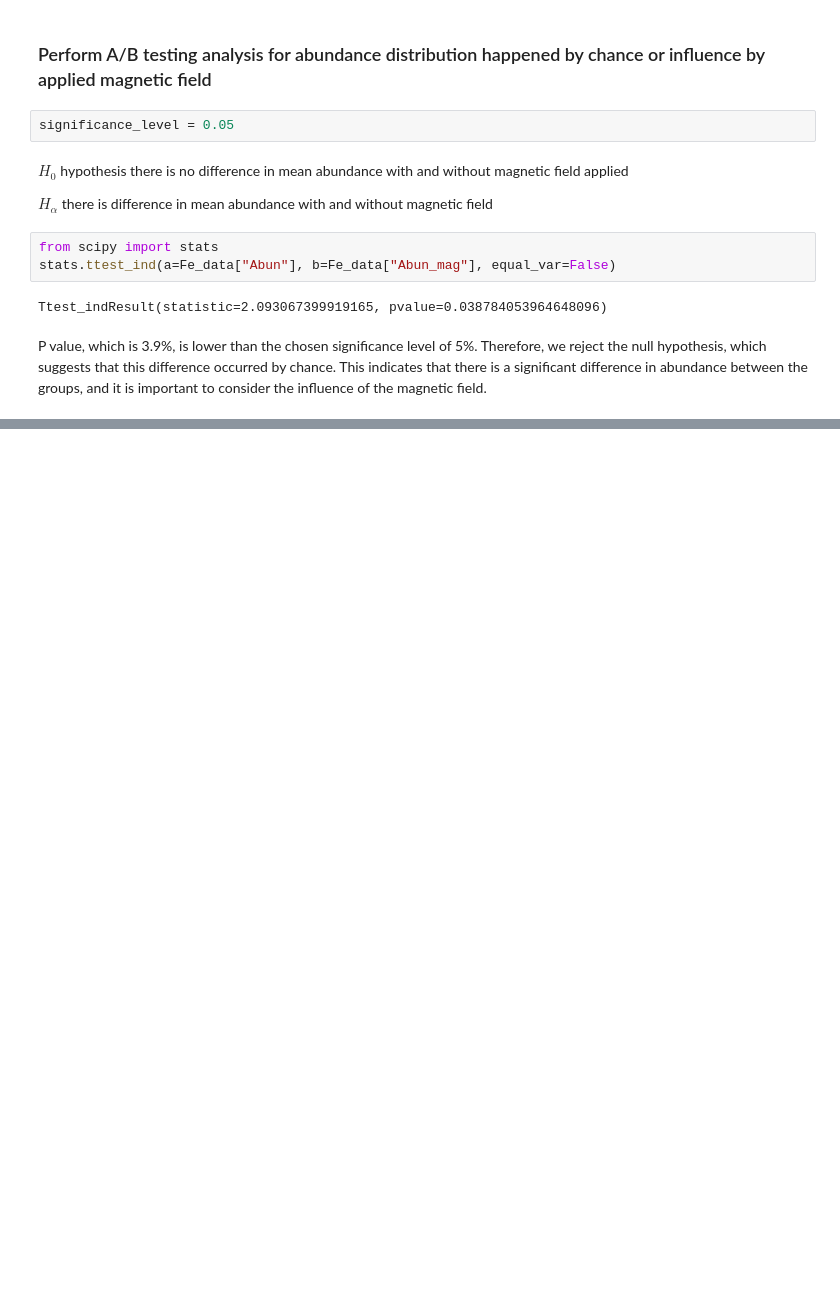
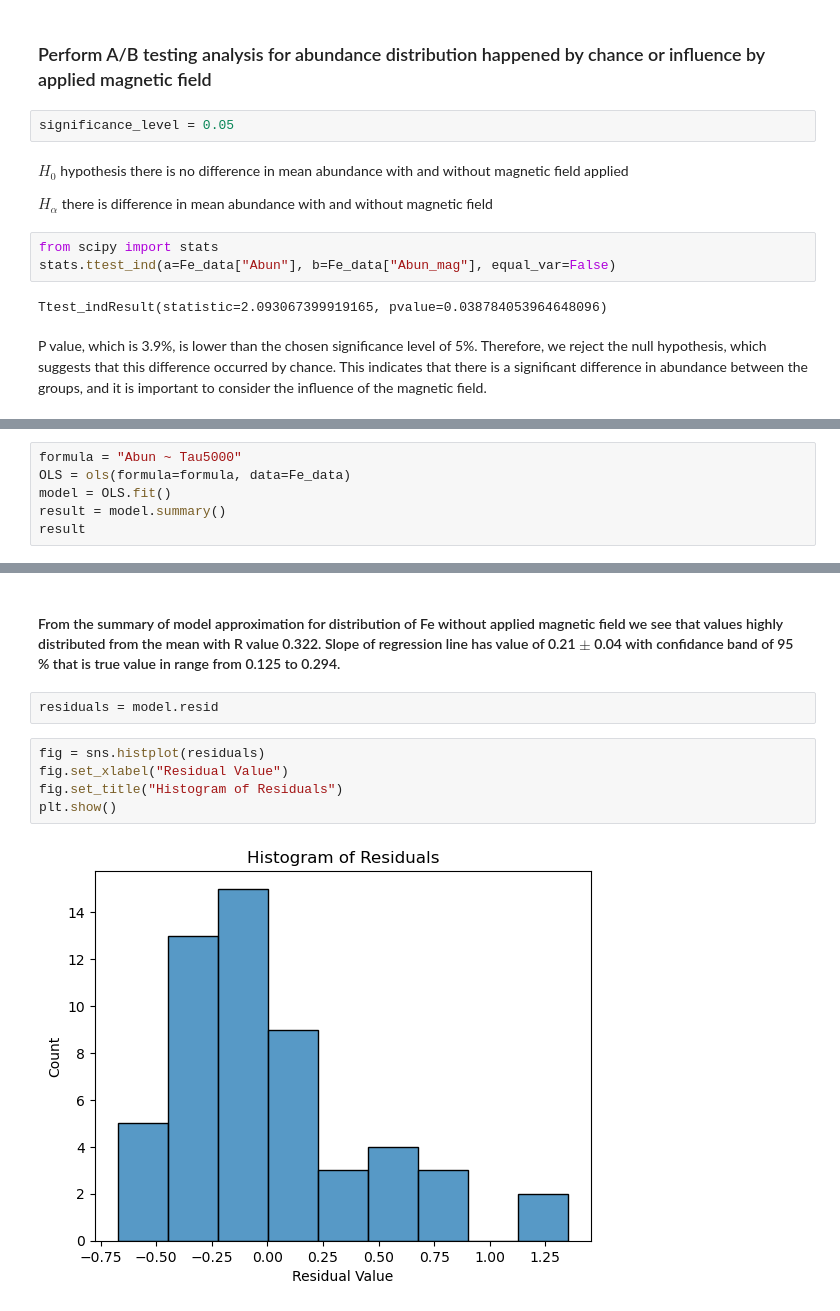
Before and after one commit to Kobsar703/Fe_Si_analysis, a Jupyter notebook: Fe_analysis.ipynb, the cells around one changed output, grey strips where cells are left out. Drawn from its saved outputs; the diff is of its cells as text; blank space fills up the shorter version.

```diff
--- a/Fe_analysis.ipynb
+++ b/Fe_analysis.ipynb
@@ -266,0 +321,6 @@ P value, which is 3.9%, is lower than the chosen significance level of 5%. There
+# %%
+formula = "Abun ~ Tau5000"
+OLS = ols(formula=formula, data=Fe_data)
+model = OLS.fit()
+result = model.summary()
+result
@@ -266,0 +347,11 @@ P value, which is 3.9%, is lower than the chosen significance level of 5%. There
+# %% [markdown]
+#### From the summary of model approximation for distribution of Fe without applied magnetic field we see that values highly distributed from the mean with R value 0.322. Slope of regression line has value of 0.21 $\pm$ 0.04 with confidance band  of 95 % that is true value in range from 0.125 to 0.294.
+# %%
+residuals = model.resid
+# %%
+fig = sns.histplot(residuals)
+fig.set_xlabel("Residual Value")
+fig.set_title("Histogram of Residuals")
+plt.show()
+# %% [output]
+[figure, added]
```
Also changed, not shown: parts of 24 cells of this notebook, 1 other file.
